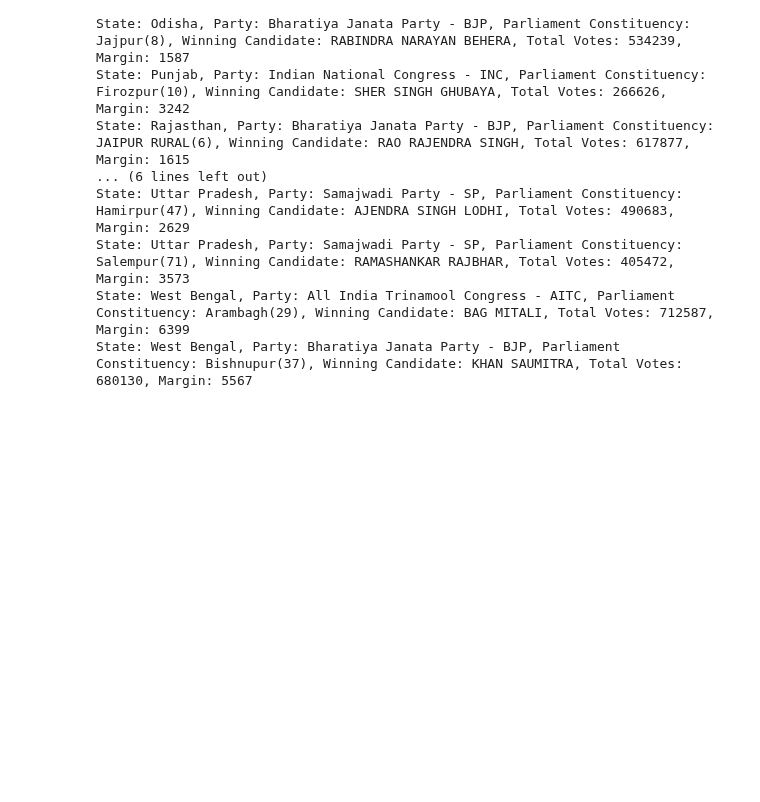
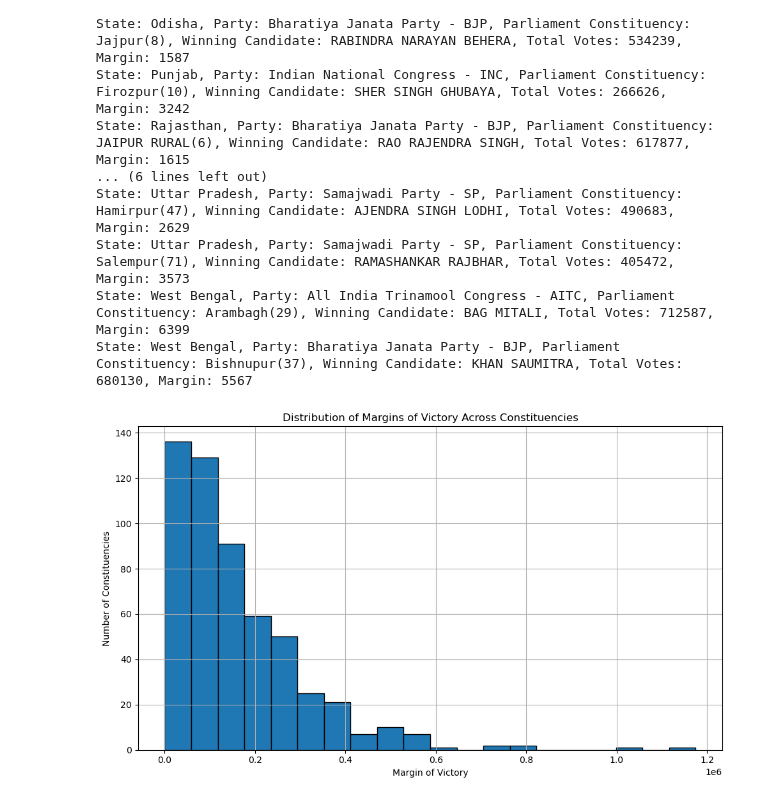
Before and after one commit to Atharv1610/Election-Analysis, a Jupyter notebook: analysis.ipynb, the cells around one changed output. Cells and saved outputs as stored; diff of their text form; code cells hidden in the pictures; blank space fills up the shorter version.

```diff
--- a/analysis.ipynb
+++ b/analysis.ipynb
@@ -232,3 +234,57 @@ State: Uttar Pradesh, Party: Samajwadi Party - SP, Parliament Constituency: Hami
 State: Uttar Pradesh, Party: Samajwadi Party - SP, Parliament Constituency: Salempur(71), Winning Candidate: RAMASHANKAR RAJBHAR, Total Votes: 405472, Margin: 3573
 State: West Bengal, Party: All India Trinamool Congress - AITC, Parliament Constituency: Arambagh(29), Winning Candidate: BAG MITALI, Total Votes: 712587, Margin: 6399
 State: West Bengal, Party: Bharatiya Janata Party - BJP, Parliament Constituency: Bishnupur(37), Winning Candidate: KHAN SAUMITRA, Total Votes: 680130, Margin: 5567
+# %%
+import os
+import pandas as pd
+import matplotlib.pyplot as plt
+
+# Base folder containing state-wise data
+base_folder = 'state'
+
+# Function to load party-wise election results from CSV files
+def load_election_data(base_folder):
+    state_data = {}
+    for state_folder in os.listdir(base_folder):
+        state_path = os.path.join(base_folder, state_folder)
+        if os.path.isdir(state_path):
+            state_data[state_folder] = {}
+            for party_folder in os.listdir(state_path):
+                party_path = os.path.join(state_path, party_folder)
+                if os.path.isdir(party_path):
+                    for file in os.listdir(party_path):
+                        if file.endswith('.csv'):
+                            csv_path = os.path.join(party_path, file)
+                            # Load CSV data into DataFrame
+                            df = pd.read_csv(csv_path)
+                            # Convert 'Total Votes' and 'Margin' columns to numeric, coercing errors to NaN
+                            df['Total Votes'] = pd.to_numeric(df['Total Votes'], errors='coerce')
+                            df['Margin'] = pd.to_numeric(df['Margin'], errors='coerce')
+                            state_data[state_folder][party_folder] = df
+    return state_data
+
+# Function to extract margins of victory from the loaded data
+def extract_margins_of_victory(state_data):
+    margins = []
+    for state, parties in state_data.items():
+        for party, df in parties.items():
+            margins.extend(df['Margin'].dropna().tolist())
+    return margins
+
+# Load election data from folders
+state_data = load_election_data(base_folder)
+
+# Extract margins of victory from the loaded data
+margins_of_victory = extract_margins_of_victory(state_data)
+
+# Plot histogram of margins of victory
+plt.figure(figsize=(10, 6))
+plt.hist(margins_of_victory, bins=20, edgecolor='black')
+plt.title('Distribution of Margins of Victory Across Constituencies')
+plt.xlabel('Margin of Victory')
+plt.ylabel('Number of Constituencies')
+plt.grid(True)
+plt.tight_layout()
+plt.show()
+# %% [output]
+[figure, added]
```
Also changed, not shown: parts of 1 cell of this notebook.
